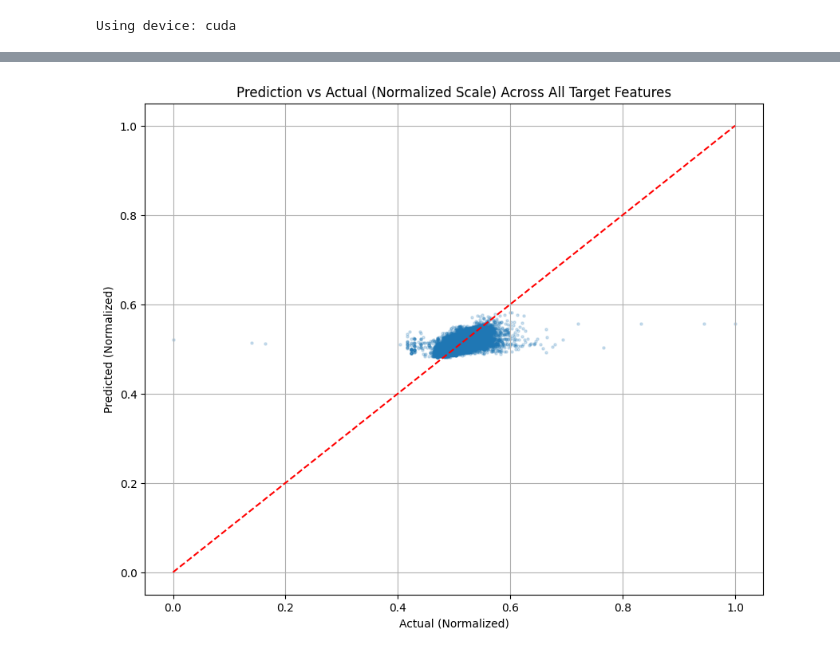
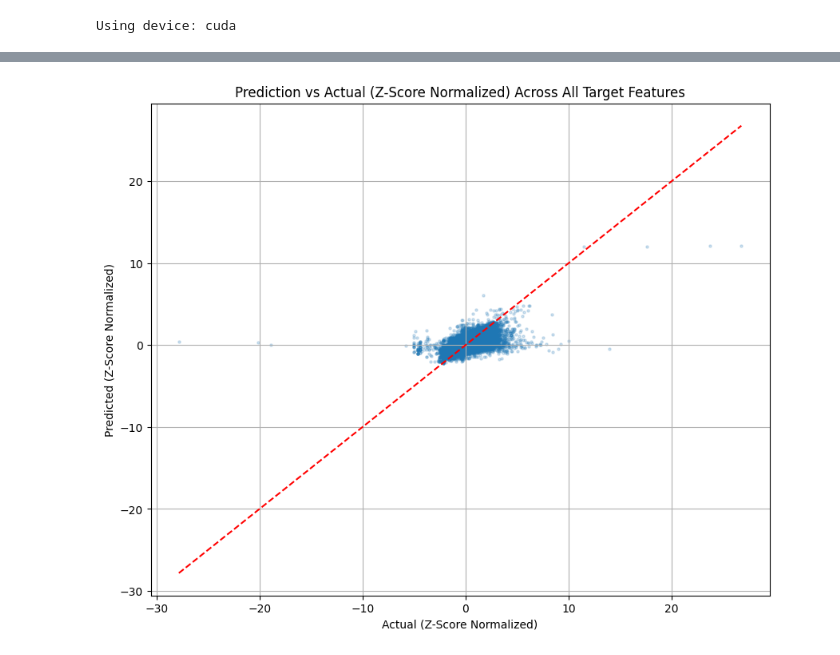
Before and after one commit to saahilsanganeriya/GraphML-imts, a Jupyter notebook: src/models/T_PatchGNN.ipynb, the cells around one changed output, grey strips where cells are left out. Drawn from its saved outputs; the diff is of its cells as text; code cells hidden in the pictures.

```diff
--- a/src/models/T_PatchGNN.ipynb
+++ b/src/models/T_PatchGNN.ipynb
@@ -1075,17 +1015,17 @@ def calculate_metrics(predicted, actual, mask):
 class Args:
     def __init__(self):
         self.device = torch.device("cuda" if torch.cuda.is_available() else "cpu")
-        self.hid_dim = 64  # Example hidden dimension
+        self.hid_dim = 128  # Example hidden dimension
         self.ndim = N_DIM # N_DIM is defined in a previous cell
         self.npatch = M_PATCHES # M_PATCHES is defined in a previous cell
-        self.nlayer = 2  # Example number of layers
-        self.te_dim = 32 # Example time embedding dimension
+        self.nlayer = 3  # Example number of layers
+        self.te_dim = 64 # Example time embedding dimension
         self.nhead = 8 # Example number of attention heads for Transformer
         self.tf_layer = 2 # Example number of Transformer layers within each Encoder layer
-        self.node_dim = 10 # Example node embedding dimension for GNN
-        self.hop = 1 # Example number of hops for GCN
+        self.node_dim = 12 # Example node embedding dimension for GNN
+        self.hop = 2 # Example number of hops for GCN
         self.outlayer = "Linear" # Example output layer type ("Linear" or "CNN")
-        self.lr = 0.001 # Example learning rate
+        self.lr = 2e-4 # Example learning rate
 
 args = Args()
 device = args.device # Define device based on args
@@ -1248,39 +1188,31 @@ plt.show()
 # %%
-# Plotting prediction vs actual for all features from the test set on a normalized scale
-# Flatten the batch and sequence length for easier plotting
 preds_flat = preds.view(-1, preds.size(2))
 tgts_flat = tgts.view(-1, tgts.size(2))
 masks_flat = masks.view(-1, masks.size(2))
 
 # Filter out padded values using the mask
 preds_observed = preds_flat[masks_flat.bool()]
 tgts_observed = tgts_flat[masks_flat.bool()]
 
 plt.figure(figsize=(10, 8))
 
 if tgts_observed.numel() > 0: # Only plot if there are observed values
-    # Normalize the observed values for plotting
-    # Simple min-max normalization for visualization purposes
-    min_val = min(tgts_observed.min(), preds_observed.min())
-    max_val = max(tgts_observed.max(), preds_observed.max())
+    # We do not normalize again because the data is already Z-score normalized
+    preds_observed_np = preds_observed.cpu().numpy()
+    tgts_observed_np = tgts_observed.cpu().numpy()
 
-    if max_val - min_val > 0:
-        preds_normalized = (preds_observed - min_val) / (max_val - min_val)
-        tgts_normalized = (tgts_observed - min_val) / (max_val - min_val)
-
-        plt.scatter(tgts_normalized.numpy(), preds_normalized.numpy(), alpha=0.2, s=5)
-        plt.xlabel('Actual (Normalized)')
-        plt.ylabel('Predicted (Normalized)')
-        plt.title('Prediction vs Actual (Normalized Scale) Across All Target Features')
-        # Add a line for perfect prediction on the normalized scale
-        plt.plot([0, 1], [0, 1], 'r--')
-        plt.grid(True)
-    else:
-         plt.title('No variance in observed values to normalize and plot.')
-
+    plt.scatter(tgts_observed_np, preds_observed_np, alpha=0.2, s=5)
+    plt.xlabel('Actual (Z-Score Normalized)')
+    plt.ylabel('Predicted (Z-Score Normalized)')
+    plt.title('Prediction vs Actual (Z-Score Normalized) Across All Target Features')
+    # Add a line for perfect prediction
+    min_val = min(tgts_observed_np.min(), preds_observed_np.min())
+    max_val = max(tgts_observed_np.max(), preds_observed_np.max())
+    plt.plot([min_val, max_val], [min_val, max_val], 'r--')
+    plt.grid(True)
 else:
     plt.title('No observed values to plot.')
 
 plt.show()
 # %% [output]
-[figure, old version]
+[figure, new version]
```
Also changed, not shown: parts of 11 cells of this notebook, 8 other files.
